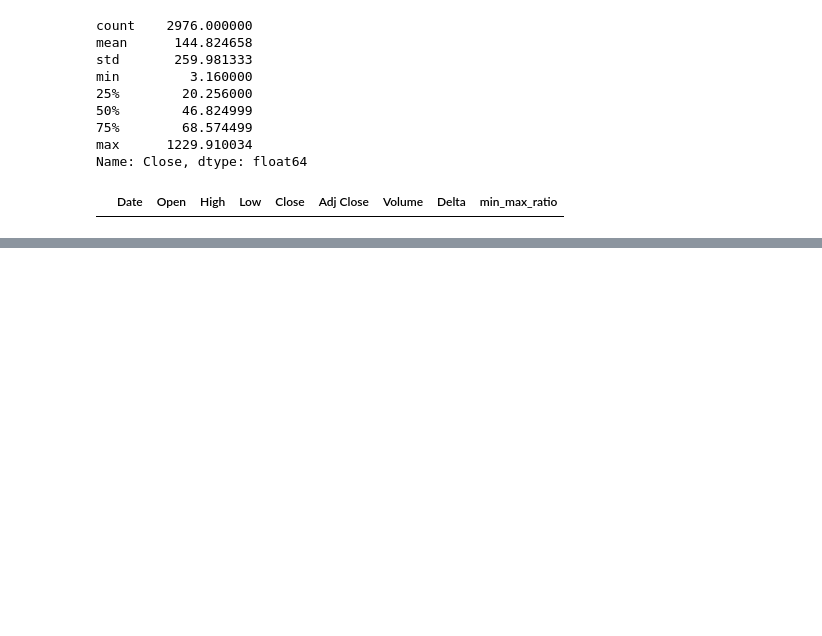
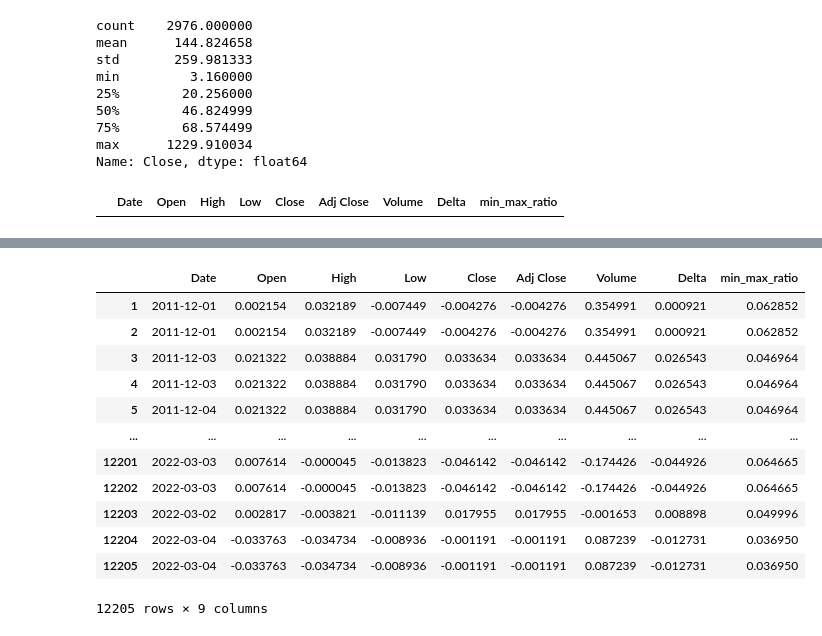
Before and after one commit to rfcarnemolla/deep_learning_group16, a Jupyter notebook: data.ipynb, the cells around one changed output, grey strips where cells are left out. Cells and saved outputs as stored; diff of their text form; code cells hidden in the pictures; blank space fills up the shorter version.

```diff
--- a/data.ipynb
+++ b/data.ipynb
@@ -166,0 +153,16 @@ usefulElon.to_csv('features.csv')
+# %%
+labels
+# %% [output]
+|  | Date | Open | High | Low | Close | Adj Close | Volume | Delta | min_max_ratio |
+| 1 | 2011-12-01 | 0.002154 | 0.032189 | -0.007449 | -0.004276 | -0.004276 | 0.354991 | 0.000921 | 0.062852 |
+| 2 | 2011-12-01 | 0.002154 | 0.032189 | -0.007449 | -0.004276 | -0.004276 | 0.354991 | 0.000921 | 0.062852 |
+| 3 | 2011-12-03 | 0.021322 | 0.038884 | 0.031790 | 0.033634 | 0.033634 | 0.445067 | 0.026543 | 0.046964 |
+| 4 | 2011-12-03 | 0.021322 | 0.038884 | 0.031790 | 0.033634 | 0.033634 | 0.445067 | 0.026543 | 0.046964 |
+| 5 | 2011-12-04 | 0.021322 | 0.038884 | 0.031790 | 0.033634 | 0.033634 | 0.445067 | 0.026543 | 0.046964 |
+| ... | ... | ... | ... | ... | ... | ... | ... | ... | ... |
+| 12201 | 2022-03-03 | 0.007614 | -0.000045 | -0.013823 | -0.046142 | -0.046142 | -0.174426 | -0.044926 | 0.064665 |
+| 12202 | 2022-03-03 | 0.007614 | -0.000045 | -0.013823 | -0.046142 | -0.046142 | -0.174426 | -0.044926 | 0.064665 |
+| 12203 | 2022-03-02 | 0.002817 | -0.003821 | -0.011139 | 0.017955 | 0.017955 | -0.001653 | 0.008898 | 0.049996 |
+| 12204 | 2022-03-04 | -0.033763 | -0.034734 | -0.008936 | -0.001191 | -0.001191 | 0.087239 | -0.012731 | 0.036950 |
+| 12205 | 2022-03-04 | -0.033763 | -0.034734 | -0.008936 | -0.001191 | -0.001191 | 0.087239 | -0.012731 | 0.036950 |
+12205 rows × 9 columns
```
Also changed, not shown: parts of 11 cells of this notebook, 1 other file.
